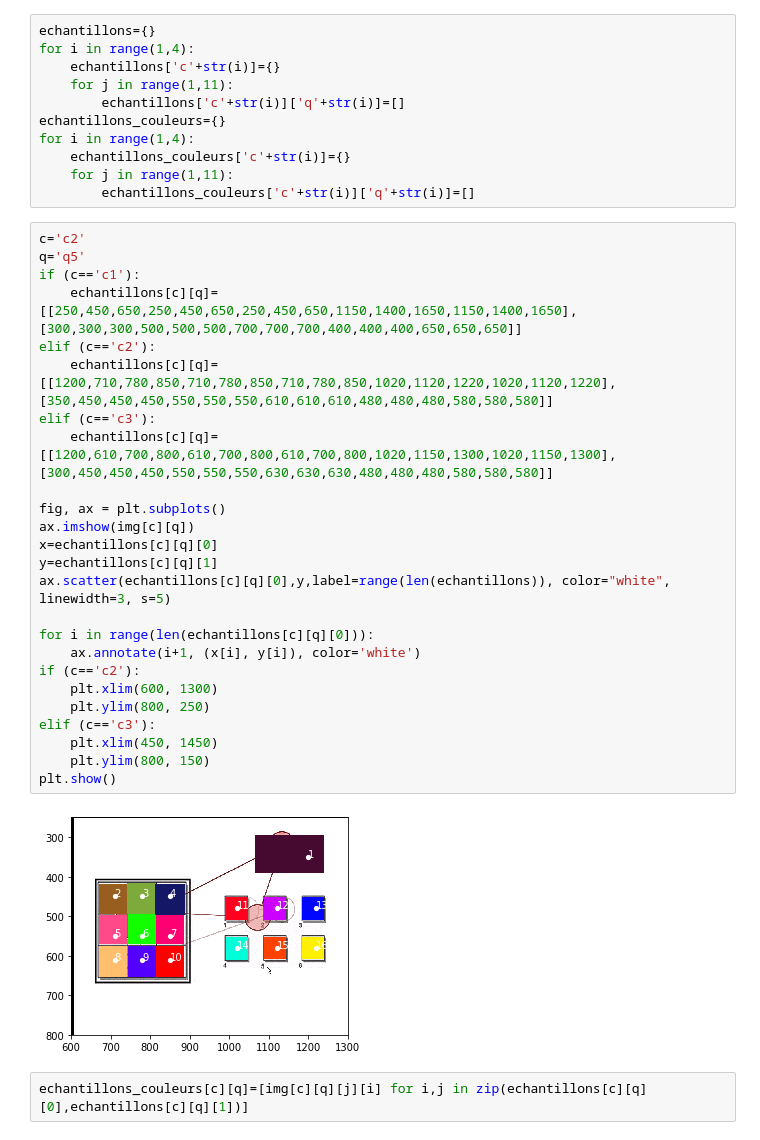
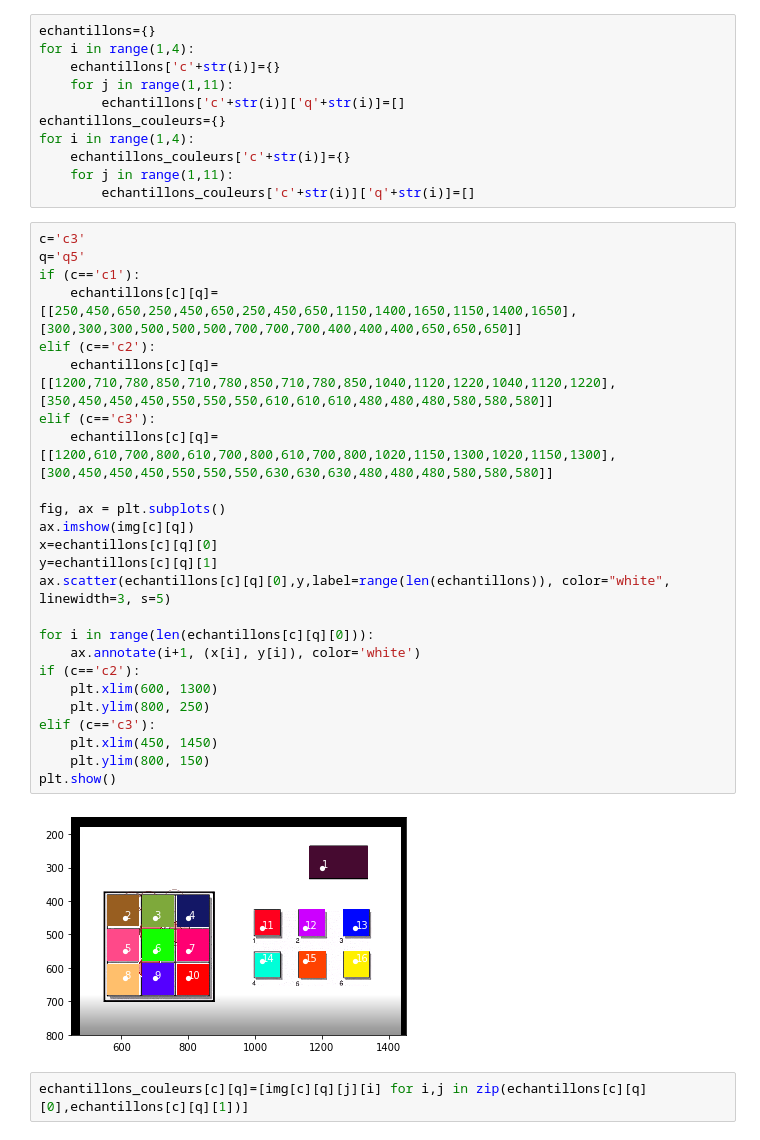
Before and after one commit to Morgane-Straw/Eye-tracking, a Jupyter notebook: Eye tracker.ipynb, the cells around one changed output. Drawn from its saved outputs; the diff is of its cells as text.

```diff
--- a/Eye tracker.ipynb
+++ b/Eye tracker.ipynb
@@ -88,32 +88,32 @@ for i in range(1,4):
     for j in range(1,11):
         echantillons_couleurs['c'+str(i)]['q'+str(i)]=[]
 # %%
-c='c2'
+c='c3'
 q='q5'
 if (c=='c1'):
     echantillons[c][q]=[[250,450,650,250,450,650,250,450,650,1150,1400,1650,1150,1400,1650],[300,300,300,500,500,500,700,700,700,400,400,400,650,650,650]]
 elif (c=='c2'):
-    echantillons[c][q]=[[1200,710,780,850,710,780,850,710,780,850,1020,1120,1220,1020,1120,1220],[350,450,450,450,550,550,550,610,610,610,480,480,480,580,580,580]]
+    echantillons[c][q]=[[1200,710,780,850,710,780,850,710,780,850,1040,1120,1220,1040,1120,1220],[350,450,450,450,550,550,550,610,610,610,480,480,480,580,580,580]]
 elif (c=='c3'):
     echantillons[c][q]=[[1200,610,700,800,610,700,800,610,700,800,1020,1150,1300,1020,1150,1300],[300,450,450,450,550,550,550,630,630,630,480,480,480,580,580,580]]
 
 fig, ax = plt.subplots()
 ax.imshow(img[c][q])
 x=echantillons[c][q][0]
 y=echantillons[c][q][1]
 ax.scatter(echantillons[c][q][0],y,label=range(len(echantillons)), color="white", linewidth=3, s=5)
 
 for i in range(len(echantillons[c][q][0])):
     ax.annotate(i+1, (x[i], y[i]), color='white')
 if (c=='c2'):
     plt.xlim(600, 1300)
     plt.ylim(800, 250)
 elif (c=='c3'):
     plt.xlim(450, 1450)
     plt.ylim(800, 150)
 plt.show()
 # %% [output]
-[figure, old version]
+[figure, new version]
 # %%
 echantillons_couleurs[c][q]=[img[c][q][j][i] for i,j in zip(echantillons[c][q][0],echantillons[c][q][1])]
 # %%
```
Also changed, not shown: parts of 2 cells of this notebook, 5 other files.
